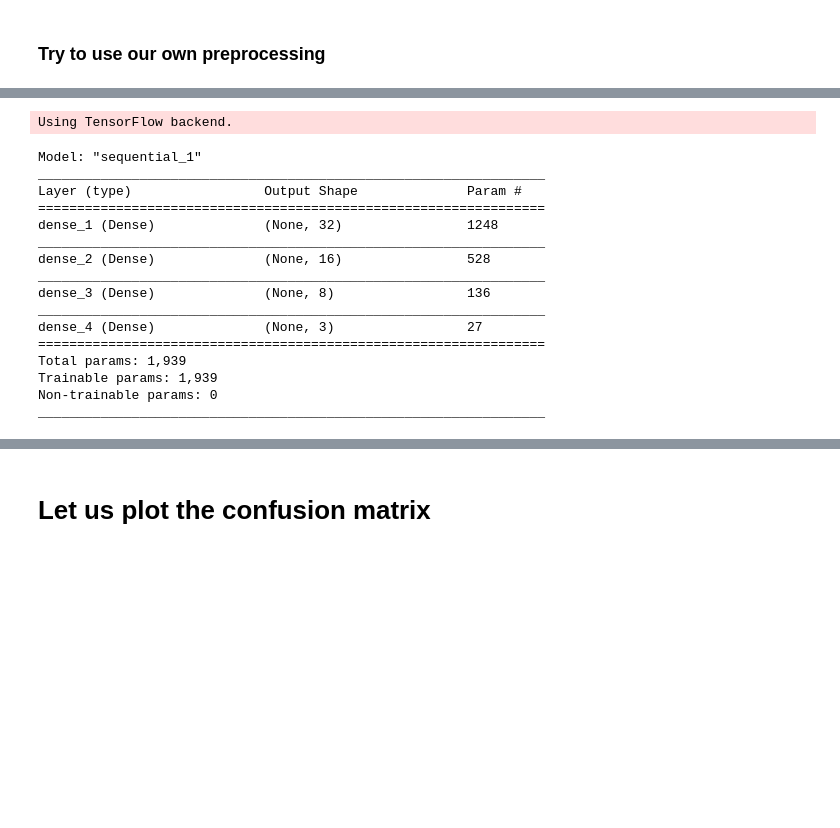
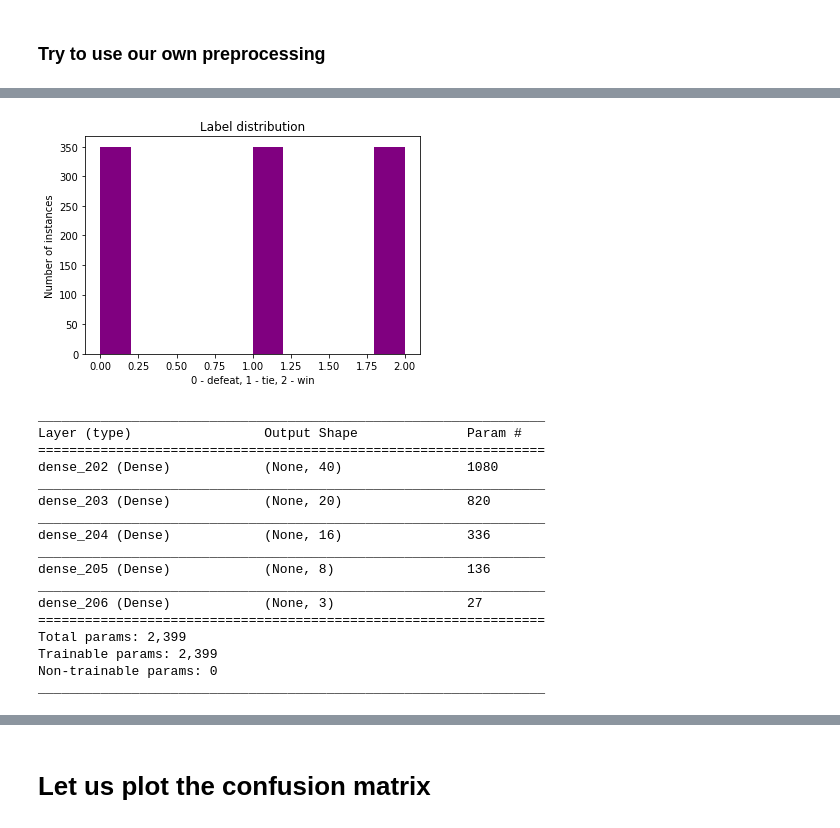
Before and after one commit to markkod/kaggle-football-prediction, a Jupyter notebook: modules/neural_network/neural_network.ipynb, the cells around one changed output, grey strips where cells are left out. Saved outputs shown, nothing was run; the diff lists cells and outputs as text; code cells hidden in the pictures; blank space fills up the shorter version.

```diff
--- a/modules/neural_network/neural_network.ipynb
+++ b/modules/neural_network/neural_network.ipynb
@@ -69,40 +110,44 @@ Number of columns: 38
+# %%
+from sklearn.utils import shuffle
+
+# Assign train values with the new sampled data
+X_train, y_train = shuffle(X_train_sampled, y_train_sampled, random_state=42)
+
+plot_labels_histogram(y_train)
+# %% [output]
+[figure, added]
 # %%
 from keras.models import Model, Sequential
+from keras.layers import Input, Activation, Flatten, Dense, Dropout
+from keras.optimizers import SGD, Adam
 from keras import regularizers
-from keras.layers import Input, Activation, Flatten, Dense, Concatenate, Dropout
-from keras.optimizers import Adam
-from IPython.display import SVG
-from keras.utils.vis_utils import model_to_dot
-import keras
-from keras.utils.np_utils import to_categorical
-from keras.callbacks import EarlyStopping
 
-def build_model():
-    model = Sequential()
-    model.add(Dense(32, input_dim=columns, activation='relu', kernel_regularizer=regularizers.l2(0.0002)))
-    model.add(Dense(16, activation='relu', kernel_regularizer=regularizers.l2(0.0002)))
-    model.add(Dense(8, activation='relu', kernel_regularizer=regularizers.l2(0.0002)))
-    model.add(Dense(3, activation='softmax', kernel_regularizer=regularizers.l2(0.0002)))
-    model.compile(loss='mean_squared_error', optimizer=Adam(lr=0.0001), metrics=['accuracy']) # categorical_crossentropy
-    return model
+model = Sequential()
+model.add(Dense(40, input_dim=columns, activation='relu', kernel_regularizer='l2'))
+#model.add(Dropout(0.1))
+model.add(Dense(20, activation='relu', kernel_regularizer='l2'))
+model.add(Dense(16, activation='relu', kernel_regularizer='l2'))
+#model.add(Dropout(0.1))
+model.add(Dense(8, activation='relu', kernel_regularizer='l2'))
+model.add(Dense(3, activation='softmax'))
 
-model = build_model()
+model.compile(loss='categorical_crossentropy', optimizer=Adam(lr=0.00001), metrics=['accuracy'])
 model.summary()
 # %% [output]
-Using TensorFlow backend.
+_________________________________________________________________
+Layer (type)                 Output Shape              Param #
+=================================================================
+dense_202 (Dense)            (None, 40)                1080
+_________________________________________________________________
+dense_203 (Dense)            (None, 20)                820
+_________________________________________________________________
+dense_204 (Dense)            (None, 16)                336
+_________________________________________________________________
+dense_205 (Dense)            (None, 8)                 136
+_________________________________________________________________
+dense_206 (Dense)            (None, 3)                 27
+=================================================================
+Total params: 2,399
+Trainable params: 2,399
+Non-trainable params: 0
+_________________________________________________________________
-Model: "sequential_1"
-_________________________________________________________________
-Layer (type)                 Output Shape              Param #
-=================================================================
-dense_1 (Dense)              (None, 32)                1248
-_________________________________________________________________
-dense_2 (Dense)              (None, 16)                528
-_________________________________________________________________
-dense_3 (Dense)              (None, 8)                 136
-_________________________________________________________________
-dense_4 (Dense)              (None, 3)                 27
-=================================================================
-Total params: 1,939
-Trainable params: 1,939
-Non-trainable params: 0
-_________________________________________________________________
```
Also changed, not shown: parts of 13 cells of this notebook, 2 other files.
